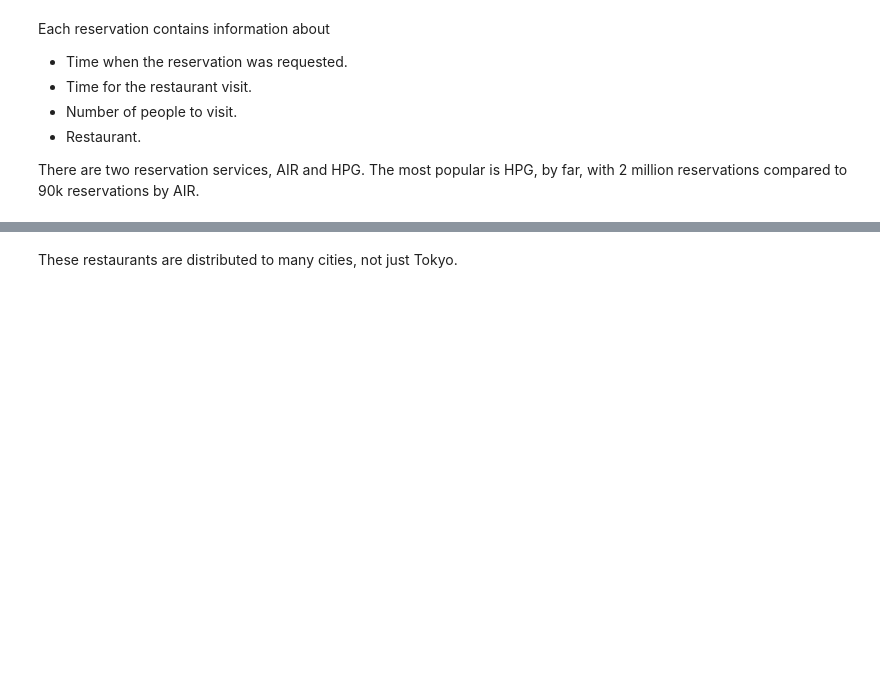
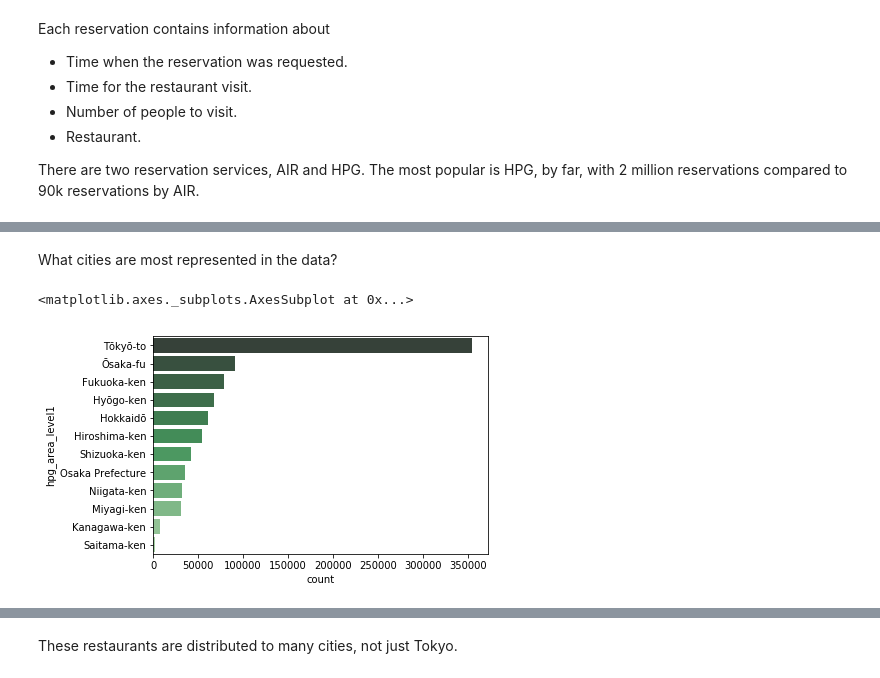
Before and after one commit to tiagobbatalhao/TimeSeriesChallenge, a Jupyter notebook: ExploratoryAnalysis.ipynb, the cells around one changed output, grey strips where cells are left out. Saved outputs shown, nothing was run; the diff lists cells and outputs as text; code cells hidden in the pictures; blank space fills up the shorter version.

```diff
--- a/ExploratoryAnalysis.ipynb
+++ b/ExploratoryAnalysis.ipynb
@@ -110,0 +211,9 @@ ax.set_ylabel('Latitude (compared to Tokyo)');
+# %% [markdown]
+What cities are most represented in the data?
+# %%
+onlyHPG = reservations[reservations['service']=='HPG']
+counts = onlyHPG['hpg_area_level1'].value_counts()
+sns.countplot(y='hpg_area_level1', data=onlyHPG, order=counts.keys(), palette='Greens_d')
+# %% [output]
+<matplotlib.axes._subplots.AxesSubplot at 0x...>
+[figure, added]
```
Also changed, not shown: parts of 91 cells of this notebook, 1 other file.
